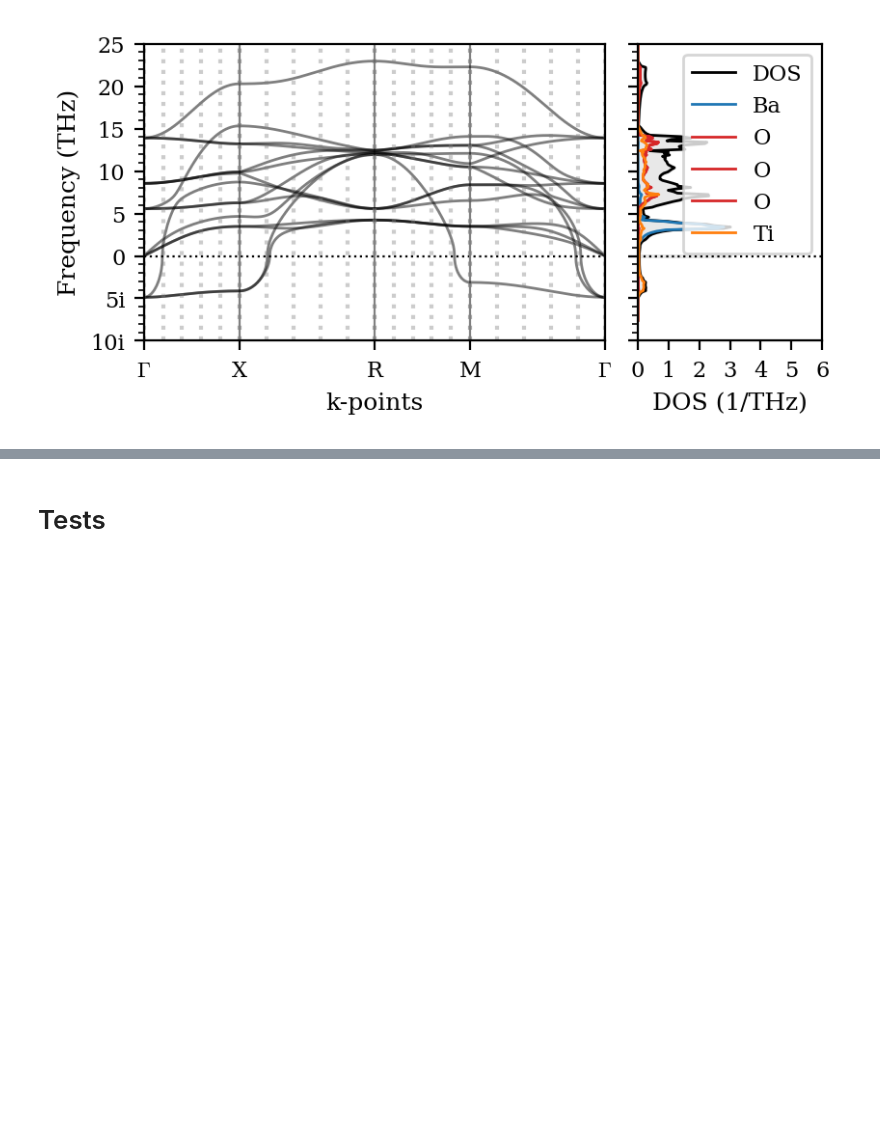
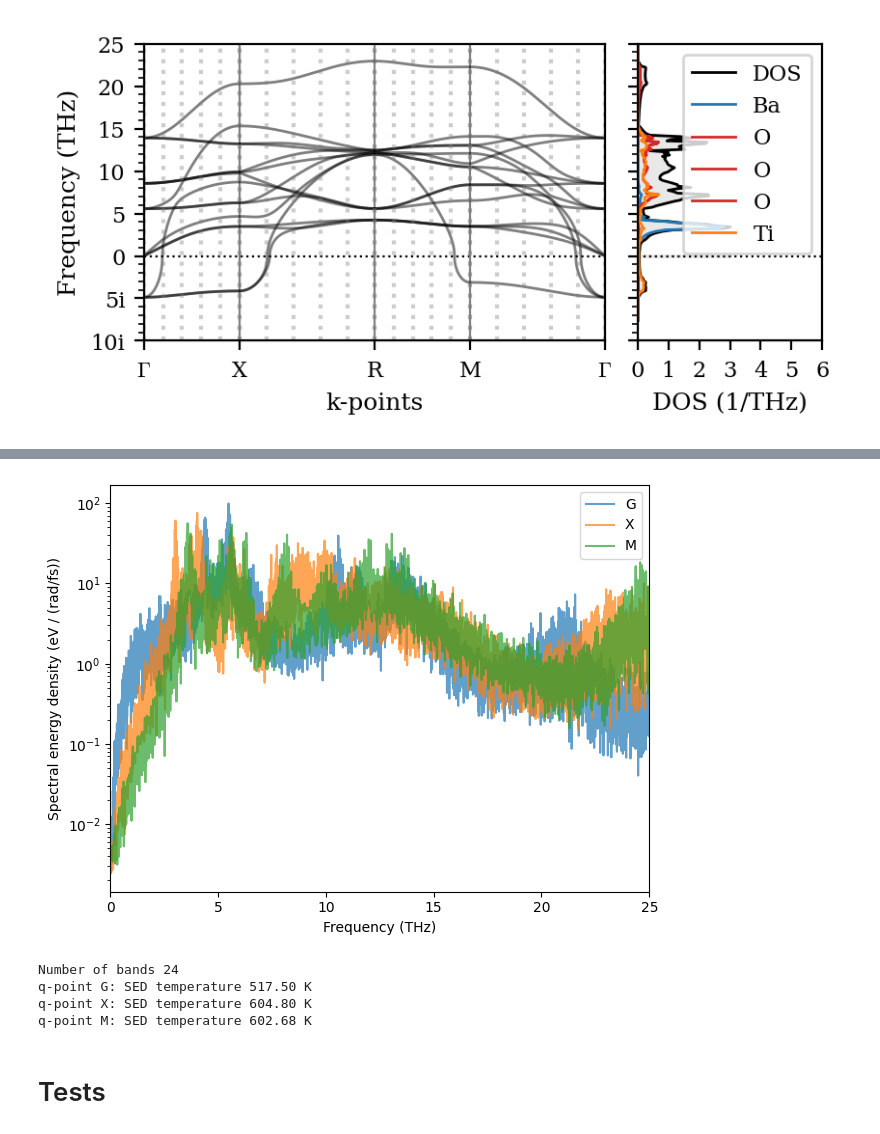
Before and after one commit to ThomasRavnborg/OxideSlabs, a Jupyter notebook: MLtraining.ipynb, the cells around one changed output, grey strips where cells are left out. Drawn from its saved outputs; the diff is of its cells as text; code cells hidden in the pictures; blank space fills up the shorter version.

```diff
--- a/MLtraining.ipynb
+++ b/MLtraining.ipynb
@@ -1971,26 +2042,34 @@ NameError: name 'phonopy_dists' is not defined
 # %%
 special_indices = np.cumsum([0] + [len(d) for d in dyna_dists])[:-1]
 
 fig, ax = plt.subplots()
 
 for label, spectrum in zip('GXMR', sed[special_indices]):
     ax.semilogy(dyna_freqs, spectrum, label=label, alpha=0.7)
-ax.set_xlim(0, 50)
+ax.set_xlim(0, 25)
 ax.set_xlabel('Frequency (THz)')
 ax.set_ylabel('Spectral energy density (eV / (rad/fs))')
 ax.legend()
 
 fig.tight_layout()
+# %% [output]
+[figure, added]
 # %%
 # SED normalization test
 from ase.units import kB
+from dynasor.units import radians_per_fs_to_THz
 
 n_bands = len(unitcell) * 3
 print('Number of bands', n_bands)
-for label, spectrum in zip('AGMK', sed[special_indices]):
-    I = np.trapezoid(spectrum, w)
+for label, spectrum in zip('GXMR', sed[special_indices]):
+    I = np.trapezoid(spectrum, dyna_freqs / radians_per_fs_to_THz)
     T = I / (1 / 2 * kB * n_bands)
     print(f'q-point {label}: SED temperature {T:.2f} K')
+# %% [output]
+Number of bands 24
+q-point G: SED temperature 517.50 K
+q-point X: SED temperature 604.80 K
+q-point M: SED temperature 602.68 K
 # %% [markdown]
 # Tests
 # %%
```
Also changed, not shown: parts of 8 cells of this notebook, 6 other files.
